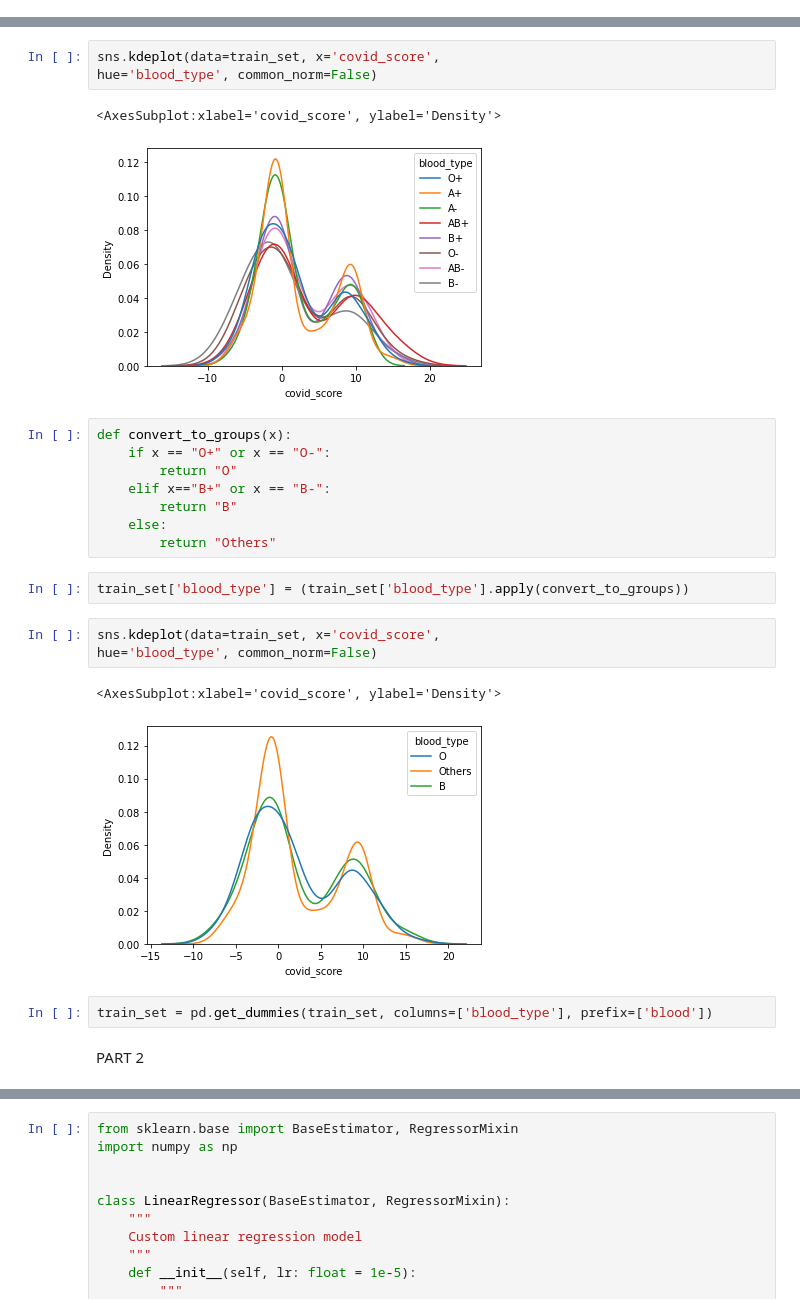
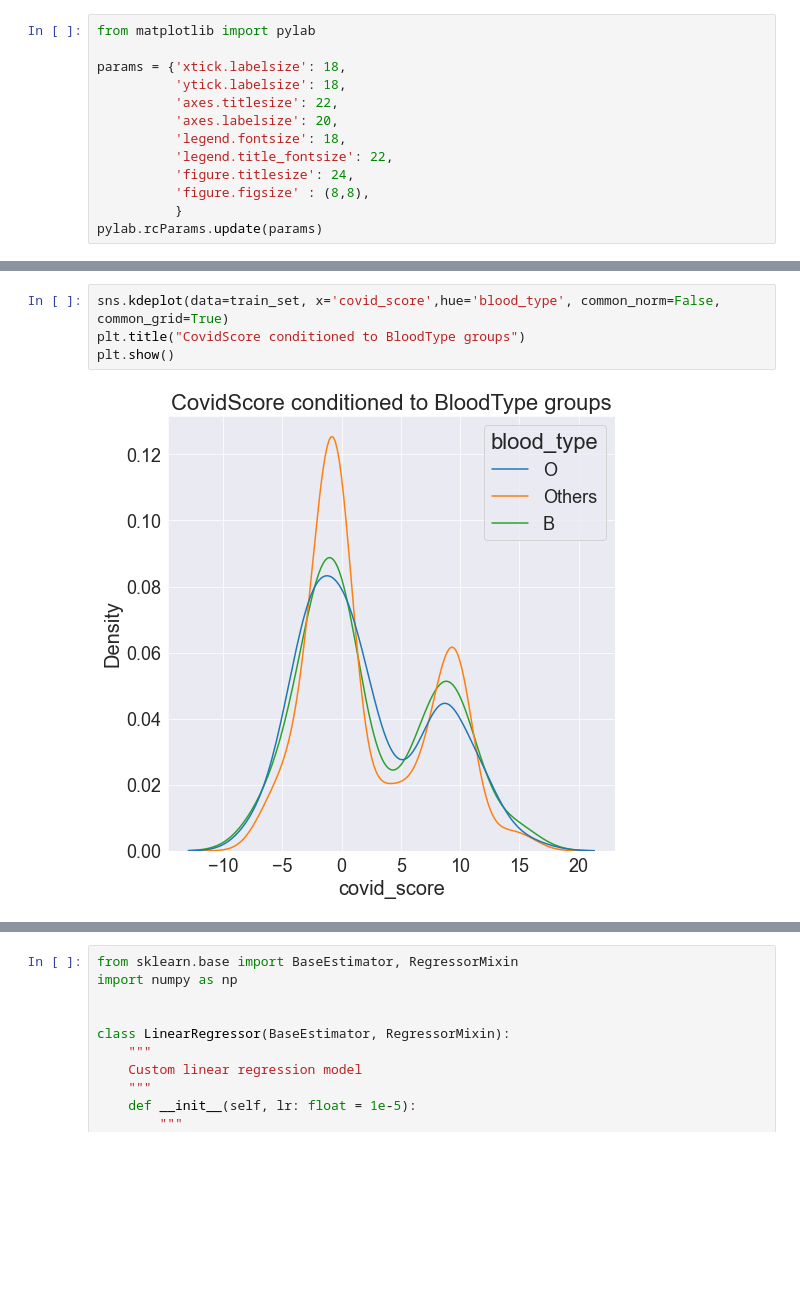
Before and after one commit to morlevy/Major_HW3_ML, a Jupyter notebook: code.ipynb, the cells around one changed output, grey strips where cells are left out. Drawn from its saved outputs; the diff is of its cells as text; blank space fills up the shorter version.

```diff
--- a/code.ipynb
+++ b/code.ipynb
@@ -13,0 +6,13 @@ train_set.head()
+# %%
+from matplotlib import pylab
+
+params = {'xtick.labelsize': 18,
+          'ytick.labelsize': 18,
+          'axes.titlesize': 22,
+          'axes.labelsize': 20,
+          'legend.fontsize': 18,
+          'legend.title_fontsize': 22,
+          'figure.titlesize': 24,
+          'figure.figsize' : (8,8),
+          }
+pylab.rcParams.update(params)
@@ -14,26 +75,6 @@ train_set.head()
 # %%
-sns.kdeplot(data=train_set, x='covid_score',
-hue='blood_type', common_norm=False)
+sns.kdeplot(data=train_set, x='covid_score',hue='blood_type', common_norm=False, common_grid=True)
+plt.title("CovidScore conditioned to BloodType groups")
+plt.show()
 # %% [output]
-<AxesSubplot:xlabel='covid_score', ylabel='Density'>
-[figure, old version]
+[figure, new version]
-# %%
-def convert_to_groups(x):
-    if x == "O+" or x == "O-":
-        return "O"
-    elif x=="B+" or x == "B-":
-        return "B"
-    else:
-        return "Others"
-# %%
-train_set['blood_type'] = (train_set['blood_type'].apply(convert_to_groups))
-# %%
-sns.kdeplot(data=train_set, x='covid_score',
-hue='blood_type', common_norm=False)
-# %% [output]
-<AxesSubplot:xlabel='covid_score', ylabel='Density'>
-[figure, removed]
-# %%
-train_set = pd.get_dummies(train_set, columns=['blood_type'], prefix=['blood'])
-# %% [markdown]
-PART 2
```
Also changed, not shown: parts of 23 cells of this notebook, 6 other files.
